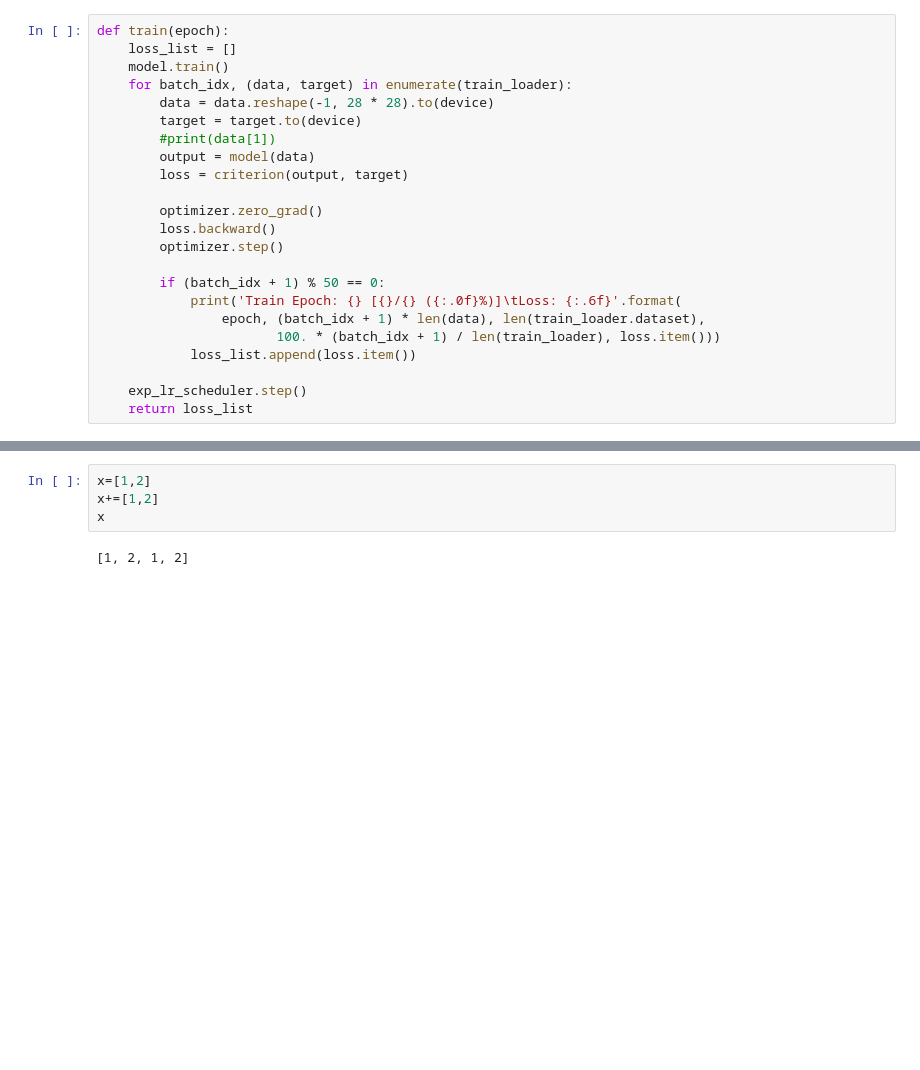
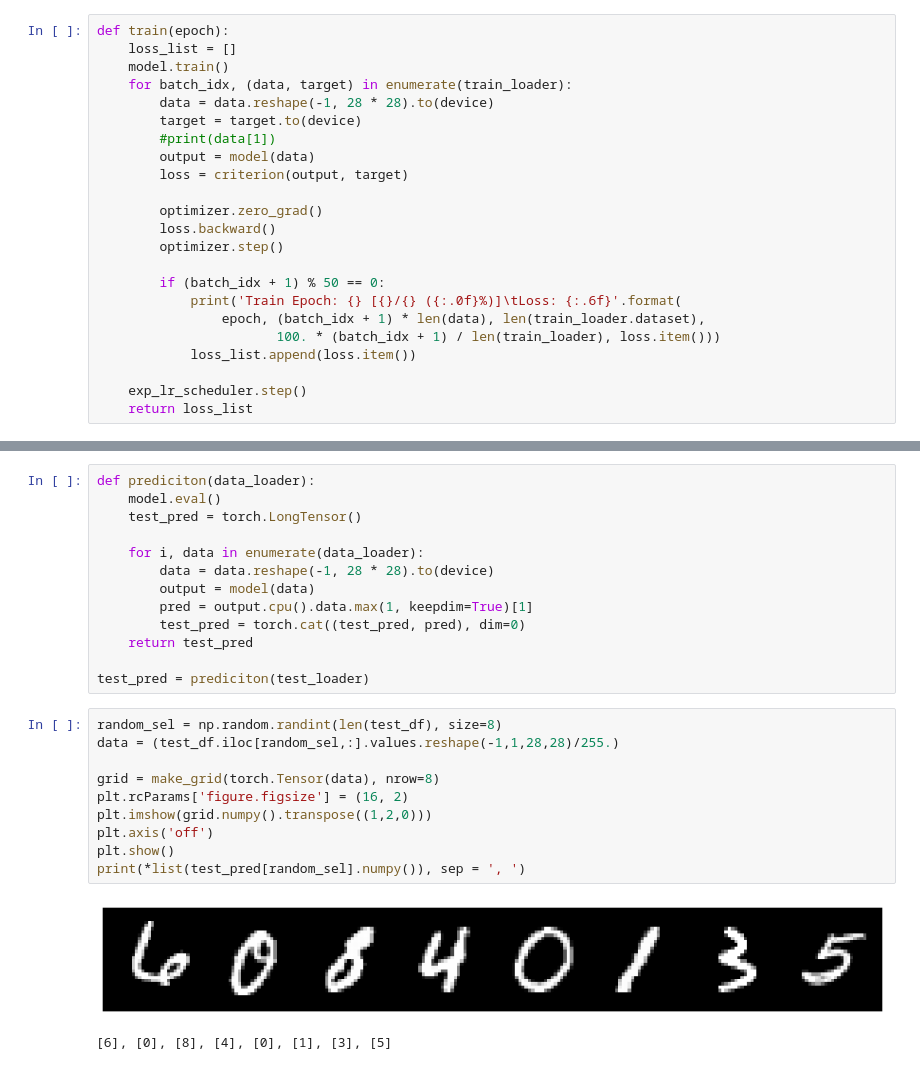
Before and after one commit to hellocym/Machine-Learing-Notes, a Jupyter notebook: mnist_MLP.ipynb, the cells around one changed output, grey strips where cells are left out. Drawn from its saved outputs; the diff is of its cells as text; blank space fills up the shorter version.

```diff
--- a/mnist_MLP.ipynb
+++ b/mnist_MLP.ipynb
@@ -250,9 +250,29 @@ Mon Mar 14 12:06:35 2022
 |        ID   ID                                                   Usage      |
 |=============================================================================|
 +-----------------------------------------------------------------------------+
-# %%
-x=[1,2]
-x+=[1,2]
-x
-# %% [output]
-[1, 2, 1, 2]
+# %%
+def prediciton(data_loader):
+    model.eval()
+    test_pred = torch.LongTensor()
+
+    for i, data in enumerate(data_loader):
+        data = data.reshape(-1, 28 * 28).to(device)
+        output = model(data)
+        pred = output.cpu().data.max(1, keepdim=True)[1]
+        test_pred = torch.cat((test_pred, pred), dim=0)
+    return test_pred
+
+test_pred = prediciton(test_loader)
+# %%
+random_sel = np.random.randint(len(test_df), size=8)
+data = (test_df.iloc[random_sel,:].values.reshape(-1,1,28,28)/255.)
+
+grid = make_grid(torch.Tensor(data), nrow=8)
+plt.rcParams['figure.figsize'] = (16, 2)
+plt.imshow(grid.numpy().transpose((1,2,0)))
+plt.axis('off')
+plt.show()
+print(*list(test_pred[random_sel].numpy()), sep = ', ')
+# %% [output]
+[figure, added]
+[6], [0], [8], [4], [0], [1], [3], [5]
```
Also changed, not shown: parts of 3 cells of this notebook.
